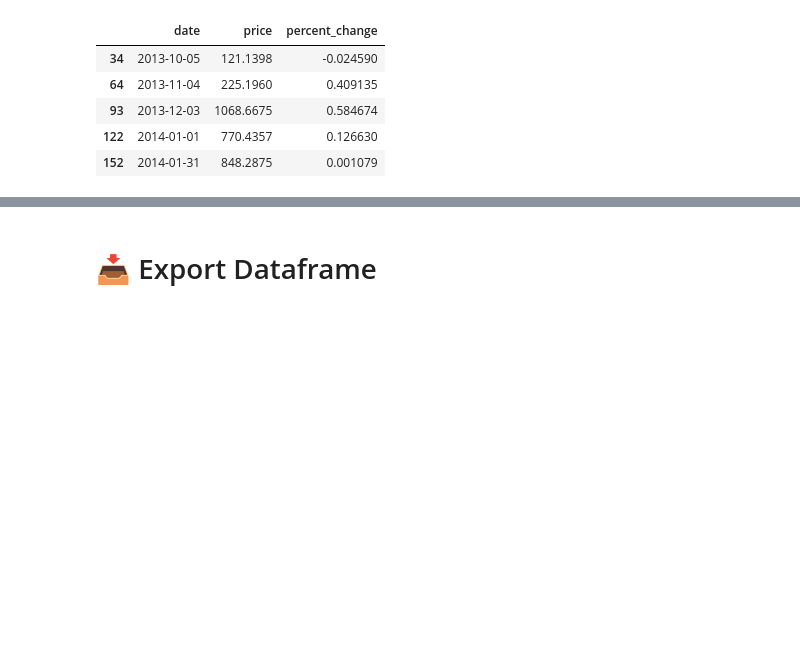
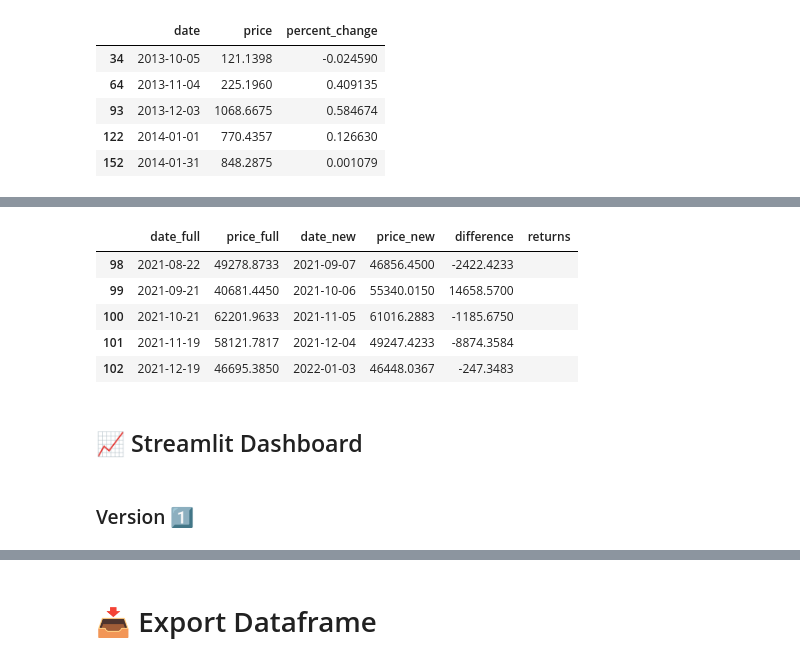
Before and after one commit to edenben/To-the-Moon-Phase, a Jupyter notebook: Bitcoin_Moon_Phase.ipynb, the cells around one changed output, grey strips where cells are left out. Cells and saved outputs as stored; diff of their text form; code cells hidden in the pictures; blank space fills up the shorter version.

```diff
--- a/Bitcoin_Moon_Phase.ipynb
+++ b/Bitcoin_Moon_Phase.ipynb
@@ -259,0 +280,4 @@ IndentationError: expected an indented block (<ipython-input-32-88af74b8409f>, l
+# %%
+df_stream = pd.concat([df_full, df_stream], axis=1)
+df_stream = df_stream.rename(columns = {'date':'date_full', 'price':'price_full'})
+df_stream.head()
@@ -259,0 +291,20 @@ IndentationError: expected an indented block (<ipython-input-32-88af74b8409f>, l
+# %%
+df_stream = df_stream.drop(columns=['index'])
+# %%
+# Buy on Full, sell on New
+df_stream['difference'] = df_stream['price_new'] - df_stream['price_full']
+# %%
+df_stream['returns'] = ''
+# %%
+df_stream.tail()
+# %% [output]
+|  | date_full | price_full | date_new | price_new | difference | returns |
+| 98 | 2021-08-22 | 49278.8733 | 2021-09-07 | 46856.4500 | -2422.4233 |  |
+| 99 | 2021-09-21 | 40681.4450 | 2021-10-06 | 55340.0150 | 14658.5700 |  |
+| 100 | 2021-10-21 | 62201.9633 | 2021-11-05 | 61016.2883 | -1185.6750 |  |
+| 101 | 2021-11-19 | 58121.7817 | 2021-12-04 | 49247.4233 | -8874.3584 |  |
+| 102 | 2021-12-19 | 46695.3850 | 2022-01-03 | 46448.0367 | -247.3483 |  |
+# %% [markdown]
+## 📈 Streamlit Dashboard
+# %% [markdown]
+### Version 1️⃣
```
Also changed, not shown: parts of 37 cells of this notebook, 1 other file.
